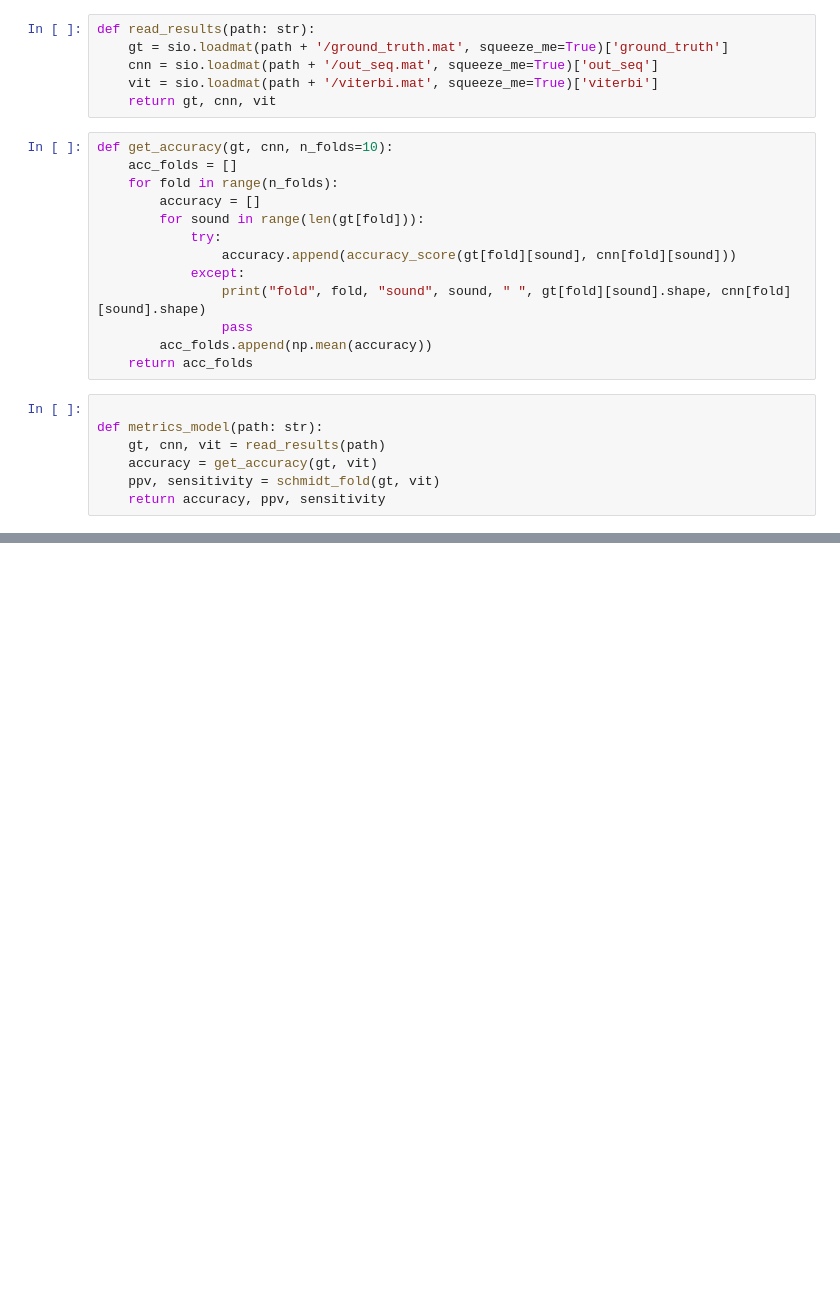
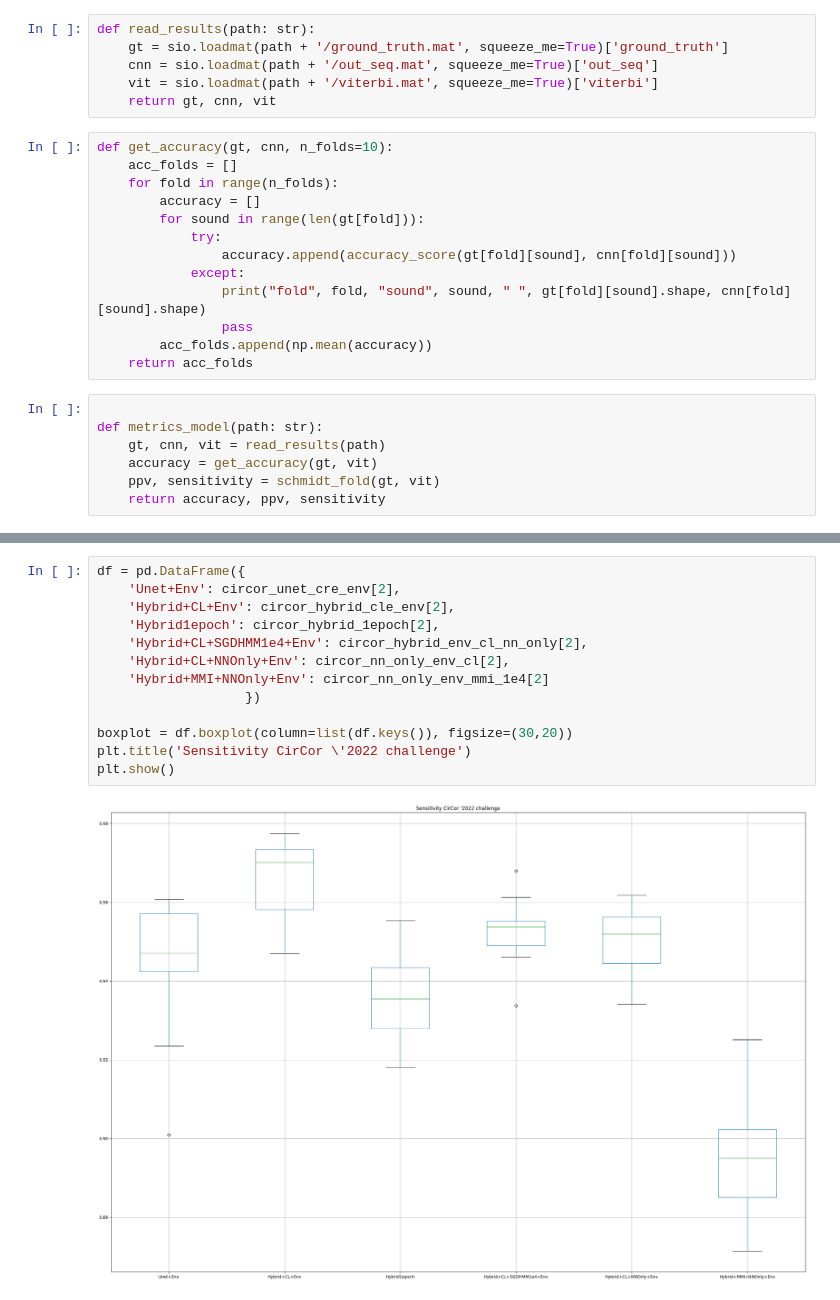
Before and after one commit to miguelmartins/hybrid-hmm, a Jupyter notebook: notebooks/physionet16_eval.ipynb, the cells around one changed output, grey strips where cells are left out. Saved outputs shown, nothing was run; the diff lists cells and outputs as text; blank space fills up the shorter version.

```diff
--- a/notebooks/physionet16_eval.ipynb
+++ b/notebooks/physionet16_eval.ipynb
@@ -99,0 +150,15 @@ def metrics_model(path: str):
+# %%
+df = pd.DataFrame({
+    'Unet+Env': circor_unet_cre_env[2],
+    'Hybrid+CL+Env': circor_hybrid_cle_env[2],
+    'Hybrid1epoch': circor_hybrid_1epoch[2],
+    'Hybrid+CL+SGDHMM1e4+Env': circor_hybrid_env_cl_nn_only[2],
+    'Hybrid+CL+NNOnly+Env': circor_nn_only_env_cl[2],
+    'Hybrid+MMI+NNOnly+Env': circor_nn_only_env_mmi_1e4[2]
+                   })
+
+boxplot = df.boxplot(column=list(df.keys()), figsize=(30,20))
+plt.title('Sensitivity CirCor \'2022 challenge')
+plt.show()
+# %% [output]
+[figure, added]
```
Also changed, not shown: parts of 29 cells of this notebook.
